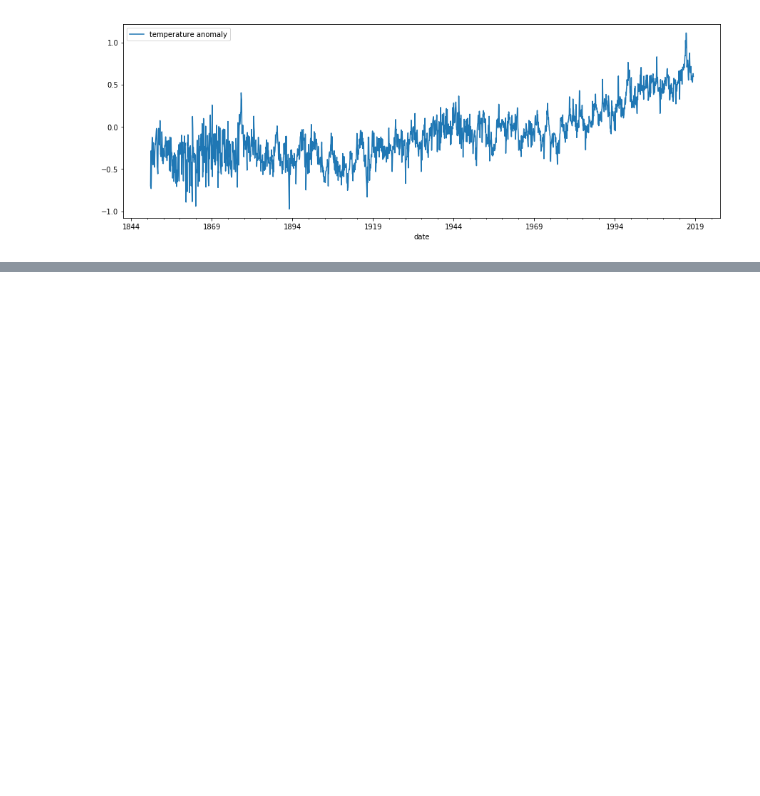
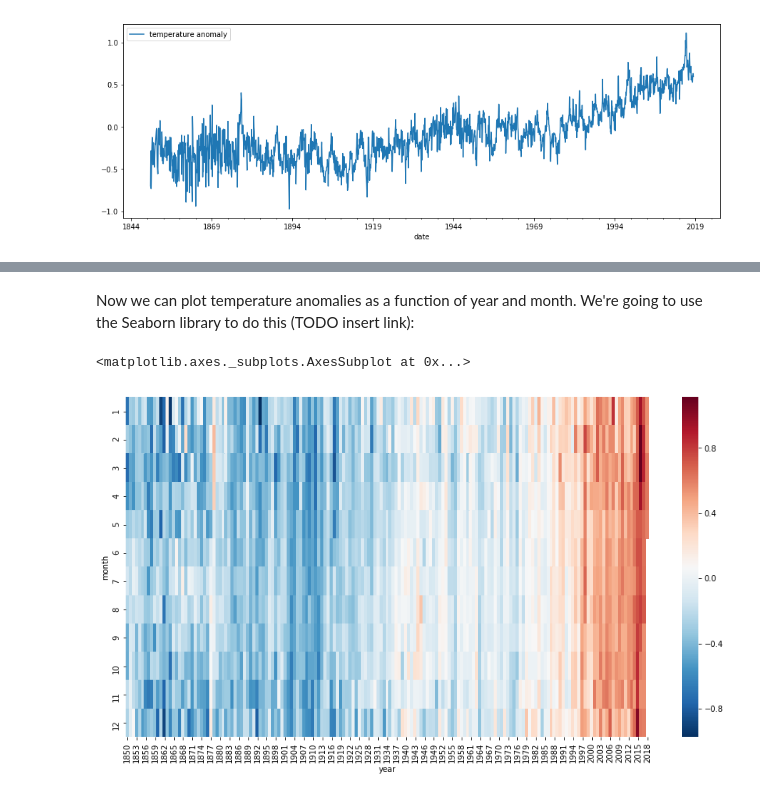
Before and after one commit to Data-Tree/visualization, a Jupyter notebook: timeseries/Visualizing timeseries.ipynb, the cells around one changed output, grey strips where cells are left out. Cells and saved outputs as stored; diff of their text form; code cells hidden in the pictures; blank space fills up the shorter version.

Commit message:
Produced 2d heatmap of HadCRUT4 timeseries

```diff
--- a/timeseries/Visualizing timeseries.ipynb
+++ b/timeseries/Visualizing timeseries.ipynb
@@ -42,0 +55,6 @@ df.plot()
+# %%
+# Extract the year and add it to a new column
+df['year'] = df.index.map(lambda d: d.year)
+# Extract the month, create a nice label and adds it to a new column
+df['month'] = df.index.map(lambda d: d.month) #strftime('%b'))
+df[:10]
@@ -42,0 +74,13 @@ df.plot()
+# %% [markdown]
+Now we can plot temperature anomalies as a function of year and month. We're going to use the Seaborn library to do this (TODO insert link):
+# %%
+import seaborn as sns
+
+heatmap_data = df.pivot(index='month', columns='year', values='temperature anomaly')
+
+plt.figure(figsize=(15,8))
+sns.heatmap(heatmap_data, cmap='RdBu_r') # Use a diverging colour scale as it is suitable for anomalies.
+                                         # TODO Centralise it!
+# %% [output]
+<matplotlib.axes._subplots.AxesSubplot at 0x...>
+[figure, added]
```
Also changed, not shown: parts of 3 cells of this notebook.
